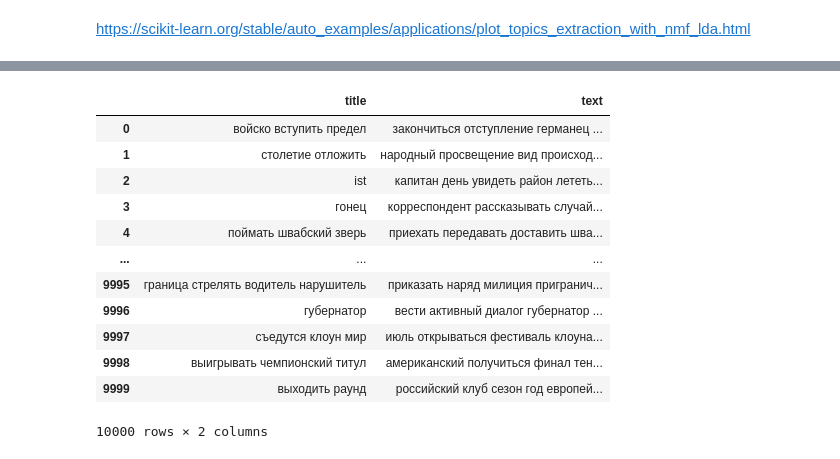
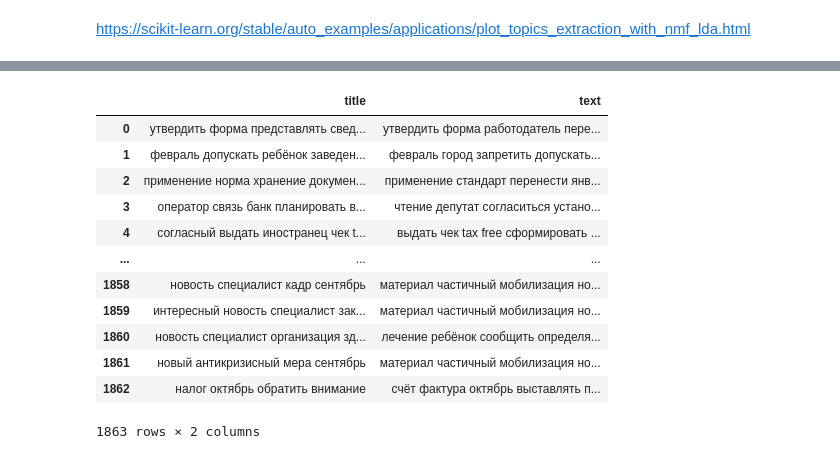
Before and after one commit to cherninkiy/vtb_moretech_2022, a Jupyter notebook: notebooks/topic_extraction.ipynb, the cells around one changed output, grey strips where cells are left out. Cells and saved outputs as stored; diff of their text form; code cells hidden in the pictures.

```diff
--- a/notebooks/topic_extraction.ipynb
+++ b/notebooks/topic_extraction.ipynb
@@ -21,19 +24,19 @@ DIR      ../../data/stopwords-ru
  13.9 MB ../../data/train_lemmas.csv
  22.7 MB ../../data/train_tokens.csv
 # %%
-df = pd.read_csv(f'{DATA_DIR}/train_lemmas.csv', index_col=0)
+df = pd.read_csv(f'{DATA_DIR}/consultant-news_lemmas.csv', index_col=0)
 df
 # %% [output]
 |  | title | text |
-| 0 | войско вступить предел | закончиться отступление германец ... |
-| 1 | столетие отложить | народный просвещение вид происход... |
-| 2 | ist | капитан день увидеть район лететь... |
-| 3 | гонец | корреспондент рассказывать случай... |
-| 4 | поймать швабский зверь | приехать передавать доставить шва... |
+| 0 | утвердить форма представлять свед... | утвердить форма работодатель пере... |
+| 1 | февраль допускать ребёнок заведен... | февраль город запретить допускать... |
+| 2 | применение норма хранение докумен... | применение стандарт перенести янв... |
+| 3 | оператор связь банк планировать в... | чтение депутат согласиться устано... |
+| 4 | согласный выдать иностранец чек t... | выдать чек tax free сформировать ... |
 | ... | ... | ... |
-| 9995 | граница стрелять водитель нарушитель | приказать наряд милиция пригранич... |
-| 9996 | губернатор | вести активный диалог губернатор ... |
-| 9997 | съедутся клоун мир | июль открываться фестиваль клоуна... |
-| 9998 | выигрывать чемпионский титул | американский получиться финал тен... |
-| 9999 | выходить раунд | российский клуб сезон год европей... |
+| 1858 | новость специалист кадр сентябрь | материал частичный мобилизация но... |
+| 1859 | интересный новость специалист зак... | материал частичный мобилизация но... |
+| 1860 | новость специалист организация зд... | лечение ребёнок сообщить определя... |
+| 1861 | новый антикризисный мера сентябрь | материал частичный мобилизация но... |
+| 1862 | налог октябрь обратить внимание | счёт фактура октябрь выставлять п... |
-10000 rows × 2 columns
+1863 rows × 2 columns
```
Also changed, not shown: parts of 17 cells of this notebook, 4 other files.
